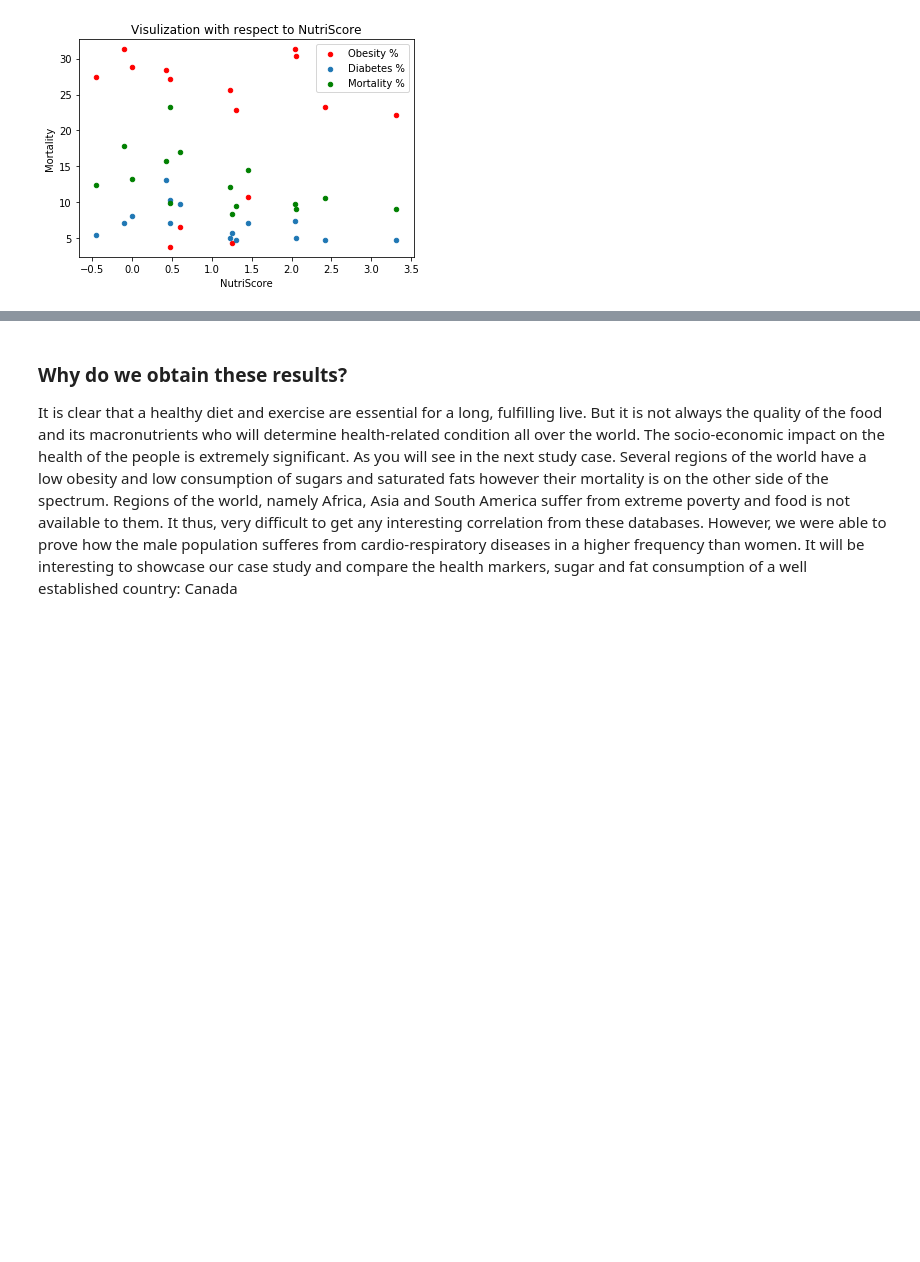
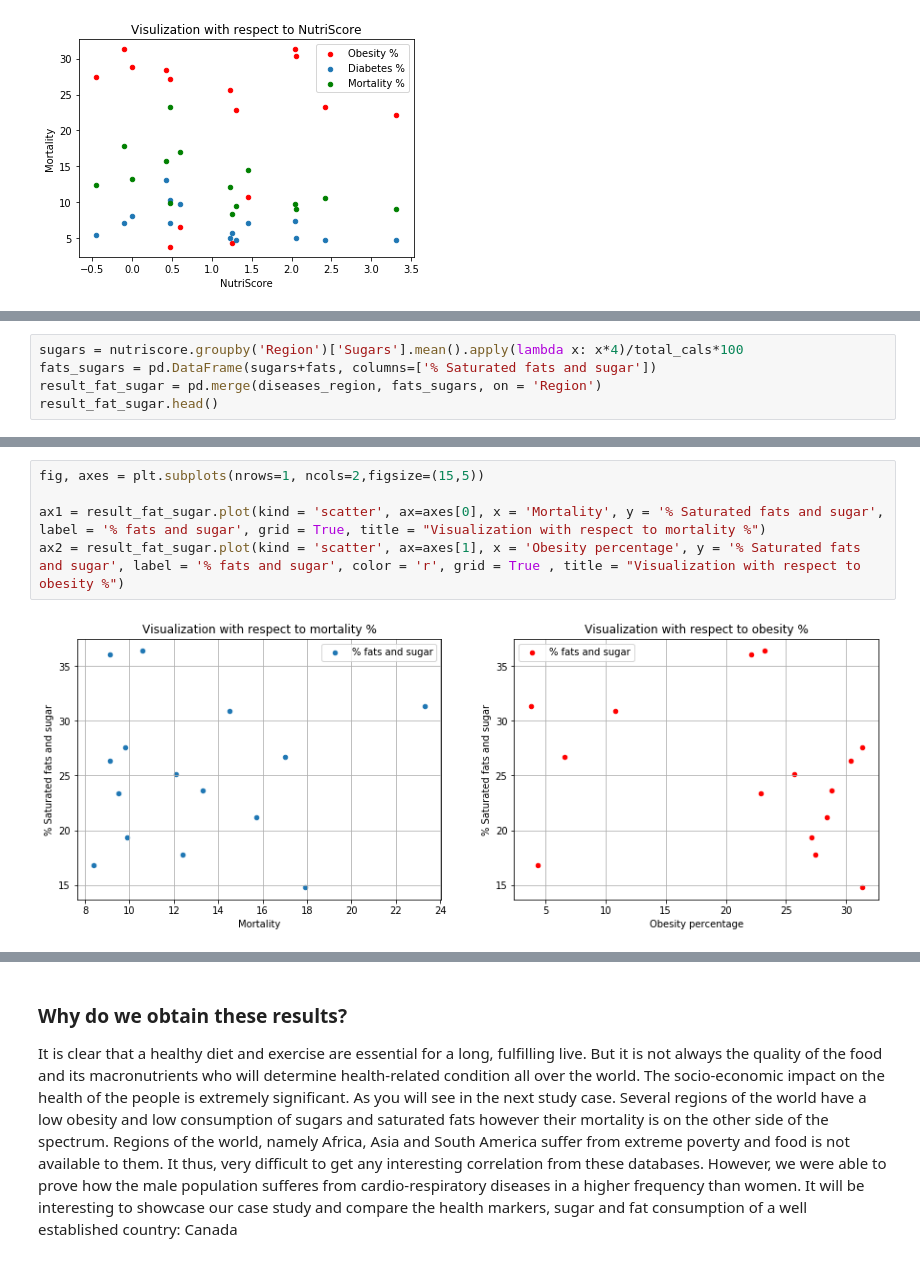
Before and after one commit to ada-food-recipes/food-recipes, a Jupyter notebook: Final_notebook.ipynb, the cells around one changed output, grey strips where cells are left out. Saved outputs shown, nothing was run; the diff lists cells and outputs as text; blank space fills up the shorter version.

```diff
--- a/Final_notebook.ipynb
+++ b/Final_notebook.ipynb
@@ -1314,0 +1317,5 @@ ax3 = result_region.plot(kind = 'scatter', x = 'NutriScore', y = 'Mortality', la
+# %%
+sugars = nutriscore.groupby('Region')['Sugars'].mean().apply(lambda x: x*4)/total_cals*100
+fats_sugars = pd.DataFrame(sugars+fats, columns=['% Saturated fats and sugar'])
+result_fat_sugar = pd.merge(diseases_region, fats_sugars, on = 'Region')
+result_fat_sugar.head()
@@ -1314,0 +1329,7 @@ ax3 = result_region.plot(kind = 'scatter', x = 'NutriScore', y = 'Mortality', la
+# %%
+fig, axes = plt.subplots(nrows=1, ncols=2,figsize=(15,5))
+
+ax1 = result_fat_sugar.plot(kind = 'scatter', ax=axes[0], x = 'Mortality', y = '% Saturated fats and sugar', label = '% fats and sugar', grid = True, title = "Visualization with respect to mortality %")
+ax2 = result_fat_sugar.plot(kind = 'scatter', ax=axes[1], x = 'Obesity percentage', y = '% Saturated fats and sugar', label = '% fats and sugar', color = 'r', grid = True , title = "Visualization with respect to obesity %")
+# %% [output]
+[figure, added]
```
Also changed, not shown: parts of 6 cells of this notebook.
